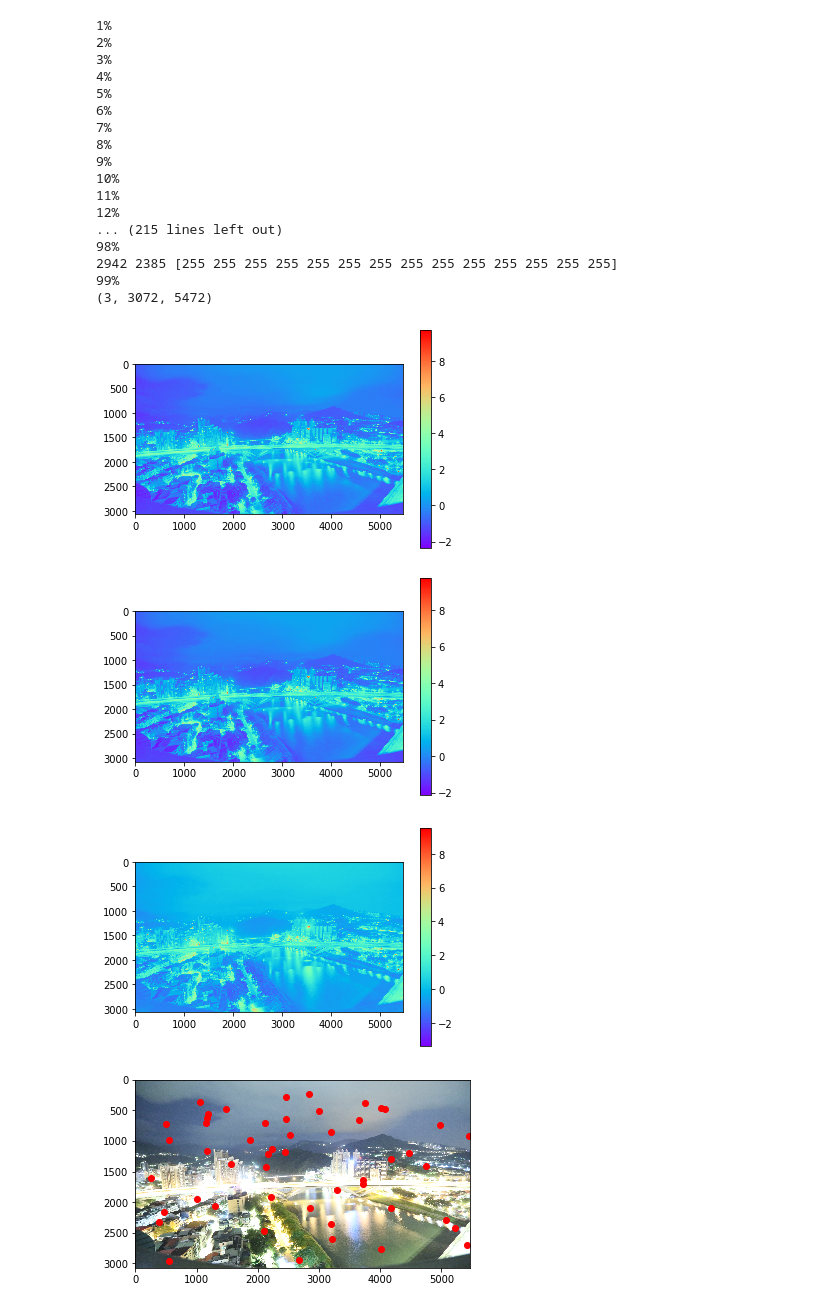
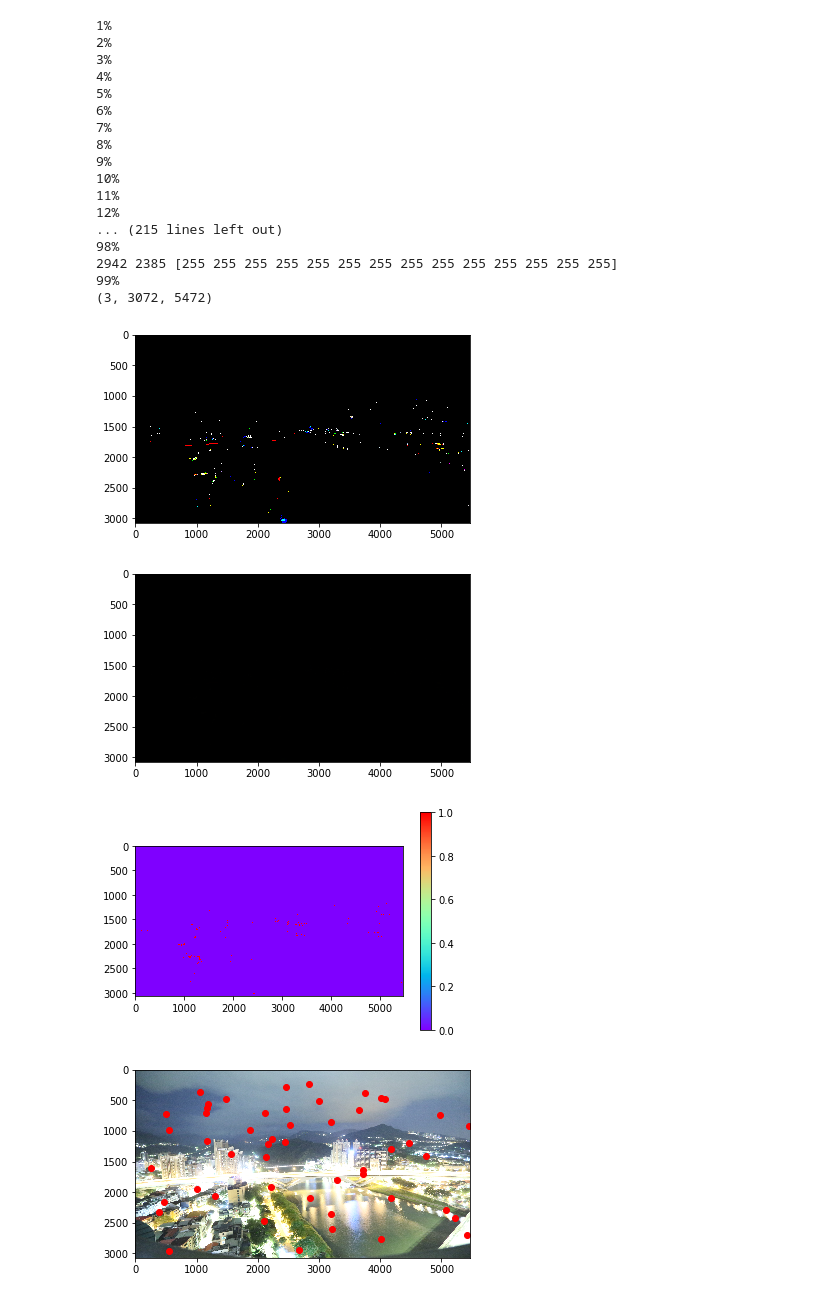
Before and after one commit to frozenburst/NTU-2020-VFX, a Jupyter notebook: hw1_HDR/hdr.ipynb, the cells around one changed output. Saved outputs shown, nothing was run; the diff lists cells and outputs as text; code cells hidden in the pictures.

```diff
--- a/hw1_HDR/hdr.ipynb
+++ b/hw1_HDR/hdr.ipynb
@@ -274,10 +274,14 @@ def HDR(Z, B, g, w):
         lE[c, lE[c] == np.inf] = np.max(lE[c, lE[c] != np.inf])
         lE[c, lE[c] == -np.inf] = np.min(lE[c, lE[c] != -np.inf])
 
+    # change from color major to row major
+    lE = np.moveaxis(lE, 0, -1)
+    lE = np.exp(lE)
+
     return lE
 
-radiance_map = HDR(img_set, ln_exp_time, g, hat_weight)
-print(radiance_map.shape)
+HDR_img = HDR(img_set, ln_exp_time, g, hat_weight)
+print(HDR_img.shape)
 # %% [output]
 1%
 2%
@@ -296,15 +300,26 @@ print(radiance_map.shape)
 2942 2385 [255 255 255 255 255 255 255 255 255 255 255 255 255 255]
 99%
 (3, 3072, 5472)
-# %%
-for c in range(channels):
-    plt.imshow(radiance_map[c], 'rainbow')
-    plt.colorbar()
-    plt.show()
-# %% [output]
-[figure, removed]
-[figure, removed]
-[figure, removed]
+# %%
+# normalize
+HDR_img -= np.min(HDR_img)
+HDR_img = 255 * HDR_img / np.max(HDR_img)
+
+# save raw data
+imshow(HDR_img)
+# linear mapping
+# quantize
+HDR_img = HDR_img.astype(np.uint8)
+imshow(HDR_img)
+# heatmap of gray scale
+HDR_gray = cv2.cvtColor(HDR_img, cv2.COLOR_RGB2GRAY)
+plt.imshow(HDR_gray, 'rainbow')
+plt.colorbar()
+plt.show()
+# %% [output]
+[figure, added]
+[figure, added]
+[figure, added]
 # %%
 # sampled pixels
 plt.plot(coords[:, 1], coords[:, 0], 'ro')
```
Also changed, not shown: parts of 11 cells of this notebook, 1 other file.
